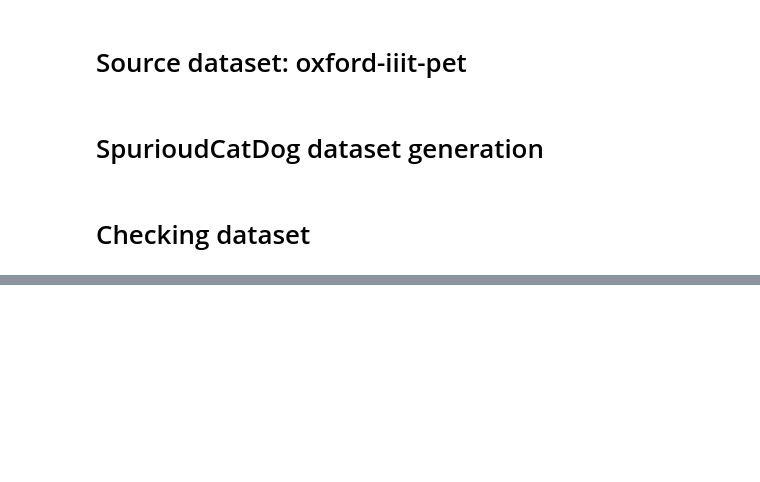
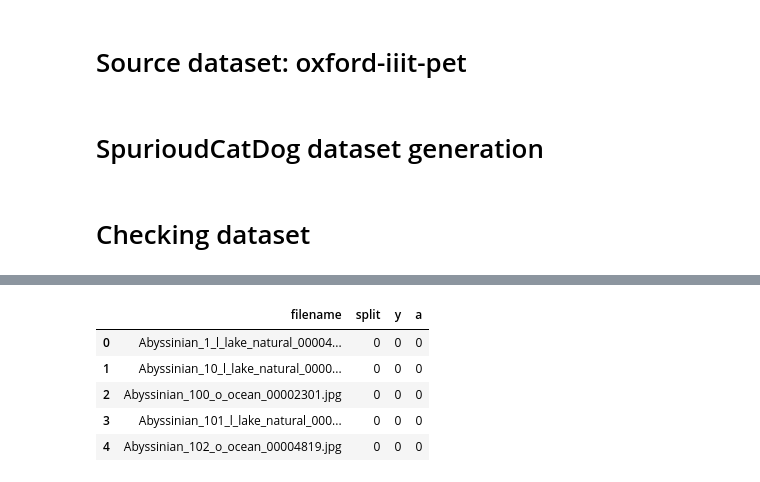
Before and after one commit to joshua840/ConceptualSensitivityRegularization, a Jupyter notebook: notebooks/dataset_internal/analysis_for_catdog_dataset.ipynb, the cells around one changed output, grey strips where cells are left out. Saved outputs shown, nothing was run; the diff lists cells and outputs as text; code cells hidden in the pictures; blank space fills up the shorter version.

```diff
--- a/notebooks/dataset_internal/analysis_for_catdog_dataset.ipynb
+++ b/notebooks/dataset_internal/analysis_for_catdog_dataset.ipynb
@@ -240,0 +73,9 @@ os.path.join(root, "SpuriousCatDogVer3", dataset_save_path)
+# %%
+df.head()
+# %% [output]
+|  | filename | split | y | a |
+| 0 | Abyssinian_1_l_lake_natural_00004... | 0 | 0 | 0 |
+| 1 | Abyssinian_10_l_lake_natural_0000... | 0 | 0 | 0 |
+| 2 | Abyssinian_100_o_ocean_00002301.jpg | 0 | 0 | 0 |
+| 3 | Abyssinian_101_l_lake_natural_000... | 0 | 0 | 0 |
+| 4 | Abyssinian_102_o_ocean_00004819.jpg | 0 | 0 | 0 |
```
Also changed, not shown: parts of 20 cells of this notebook, 36 other files.
